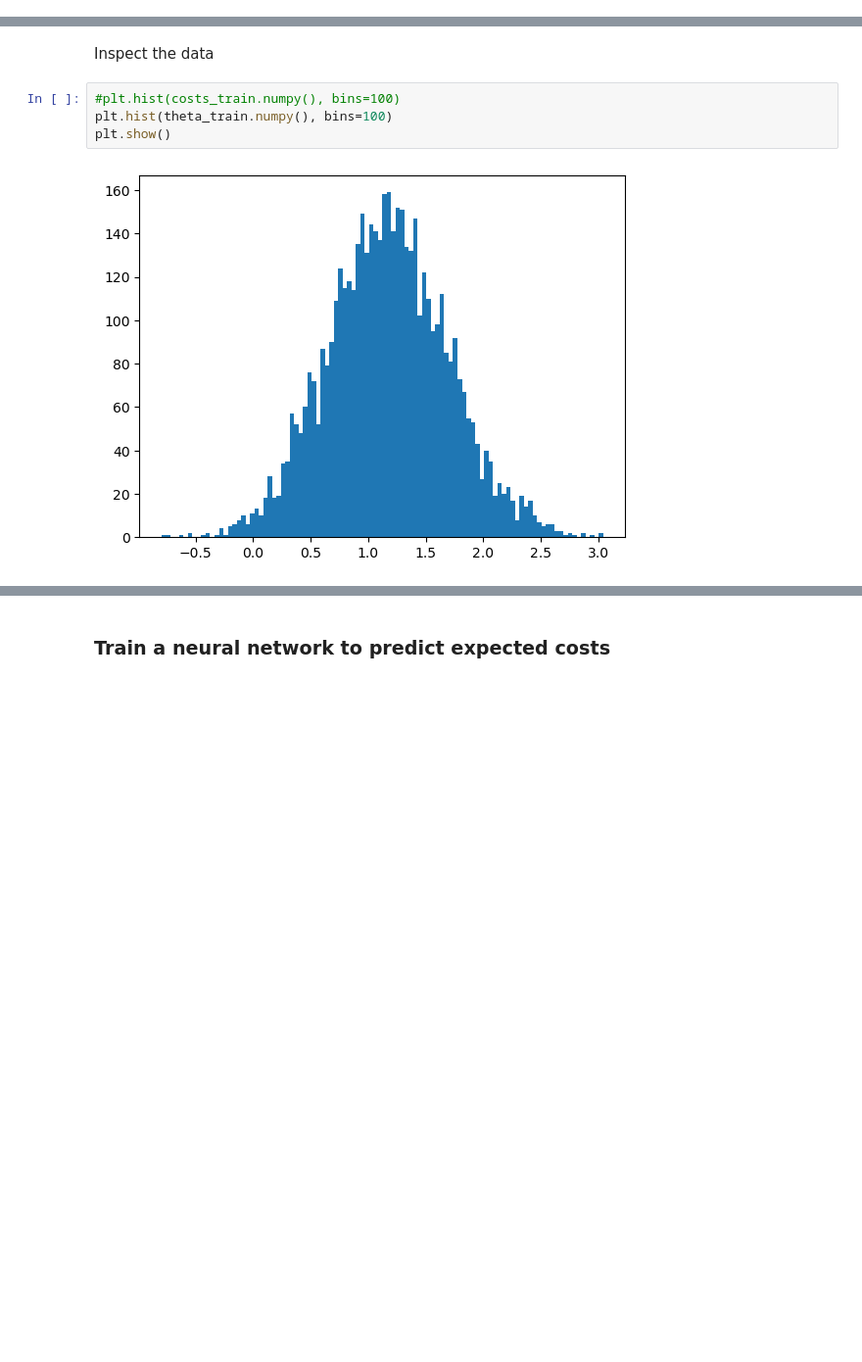
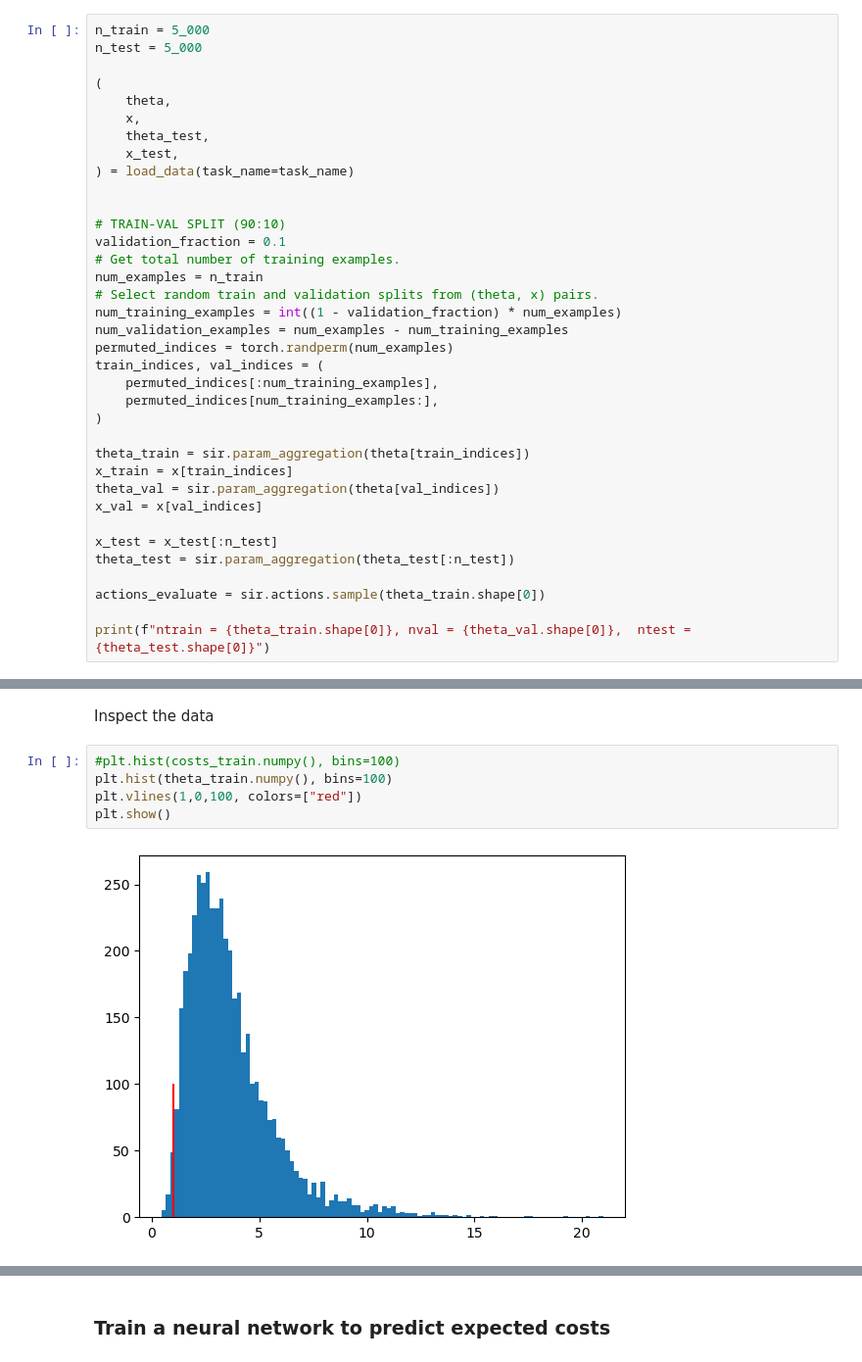
Before and after one commit to mackelab/amortized-decision-making, a Jupyter notebook: scripts/examples/sir_continuous_actions.ipynb, the cells around one changed output, grey strips where cells are left out. Shown at 98% size. Drawn from its saved outputs; the diff is of its cells as text; blank space fills up the shorter version.

```diff
--- a/scripts/examples/sir_continuous_actions.ipynb
+++ b/scripts/examples/sir_continuous_actions.ipynb
@@ -203,0 +190,36 @@ Load data from './data/sir', device = cpu.
+# %%
+n_train = 5_000
+n_test = 5_000
+
+(
+    theta,
+    x,
+    theta_test,
+    x_test,
+) = load_data(task_name=task_name)
+
+
+# TRAIN-VAL SPLIT (90:10)
+validation_fraction = 0.1
+# Get total number of training examples.
+num_examples = n_train
+# Select random train and validation splits from (theta, x) pairs.
+num_training_examples = int((1 - validation_fraction) * num_examples)
+num_validation_examples = num_examples - num_training_examples
+permuted_indices = torch.randperm(num_examples)
+train_indices, val_indices = (
+    permuted_indices[:num_training_examples],
+    permuted_indices[num_training_examples:],
+)
+
+theta_train = sir.param_aggregation(theta[train_indices])
+x_train = x[train_indices]
+theta_val = sir.param_aggregation(theta[val_indices])
+x_val = x[val_indices]
+
+x_test = x_test[:n_test]
+theta_test = sir.param_aggregation(theta_test[:n_test])
+
+actions_evaluate = sir.actions.sample(theta_train.shape[0])
+
+print(f"ntrain = {theta_train.shape[0]}, nval = {theta_val.shape[0]},  ntest = {theta_test.shape[0]}")
@@ -206,6 +231,7 @@ Inspect the data
 # %%
 #plt.hist(costs_train.numpy(), bins=100)
 plt.hist(theta_train.numpy(), bins=100)
+plt.vlines(1,0,100, colors=["red"])
 plt.show()
 # %% [output]
-[figure, old version]
+[figure, new version]
```
Also changed, not shown: parts of 18 cells of this notebook, 28 other files.
